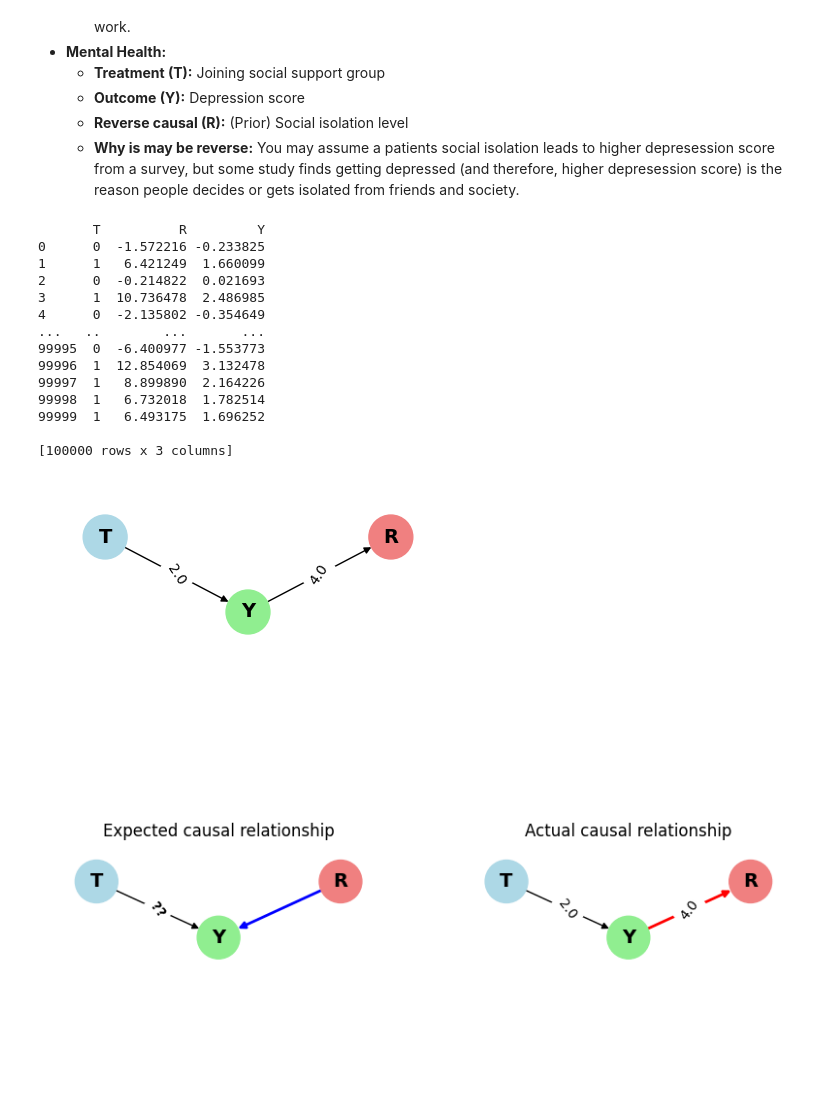
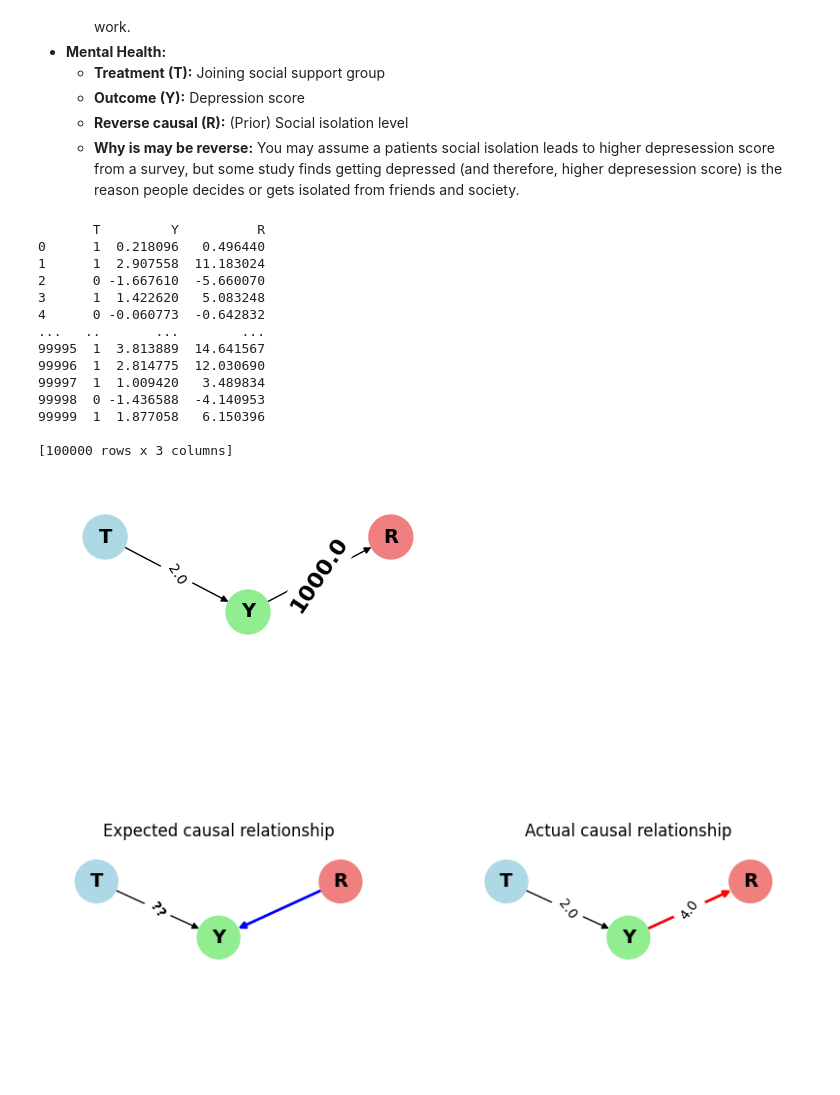
Before and after one commit to kiroah/portfolio_portal, a Jupyter notebook: blog_content/dont_add_all_features_reverse_causal.ipynb, the cells around one changed output. Saved outputs shown, nothing was run; the diff lists cells and outputs as text; code cells hidden in the pictures.

```diff
--- a/blog_content/dont_add_all_features_reverse_causal.ipynb
+++ b/blog_content/dont_add_all_features_reverse_causal.ipynb
@@ -33,6 +33,8 @@ from econml.metalearners import TLearner
 from econml.sklearn_extensions.linear_model import StatsModelsLinearRegression
 # %%
 def create_graph(causal_matrix: pd.DataFrame):
+    """ Helper function to create an nx graph given a pandas dataframe storing the cause (rows) and effect (in columns)
+    """
     G = nx.DiGraph()
     G.add_nodes_from(causal_matrix.columns.to_list())
     for i, row in enumerate(causal_matrix.index):
@@ -44,6 +46,8 @@ def create_graph(causal_matrix: pd.DataFrame):
     return G
 
 def create_synth_data(G : nx.DiGraph, causal_matrix: pd.DataFrame, n: int, binaries: list[str] = []):
+    """ Helper function to create synthetic data given causal graph + nx graph.
+    """
     #Get list of nodes in topolocial order
     topological_sorted = list(nx.topological_sort(G))
 
@@ -86,7 +91,7 @@ __Example scenarios:__
 #Define the directional relationship of the nodes as a matrix. 0.0 indicates there's no relationship
 causal_matrix = pd.DataFrame([
     {"node_from": "T", "T": 0.0, "Y": 2.0, "R": 0.0},
-    {"node_from": "Y", "T": 0.0, "Y": 0.0, "R": 4.0},
+    {"node_from": "Y", "T": 0.0, "Y": 0.0, "R": 100.0},
     {"node_from": "R", "T": 0.0, "Y": 0.0, "R": 0.0}
 ])
 
@@ -100,51 +105,54 @@ T = np.random.binomial(1,0.5,n)
 Y = 2.0 * T + np.random.normal(0,1,n)
 R = 4.0 * Y + np.random.normal(0,1,n)
 
-df = pd.DataFrame({'T':T,'R':R,'Y':Y})
+
+df = pd.DataFrame({'T':T,'Y':Y,'R':R})
 print(df)
 # %% [output]
-       T          R         Y
-0      0  -1.572216 -0.233825
-1      1   6.421249  1.660099
-2      0  -0.214822  0.021693
-3      1  10.736478  2.486985
-4      0  -2.135802 -0.354649
-...   ..        ...       ...
-99995  0  -6.400977 -1.553773
-99996  1  12.854069  3.132478
-99997  1   8.899890  2.164226
-99998  1   6.732018  1.782514
-99999  1   6.493175  1.696252
+       T         Y          R
+0      1  0.218096   0.496440
+1      1  2.907558  11.183024
+2      0 -1.667610  -5.660070
+3      1  1.422620   5.083248
+4      0 -0.060773  -0.642832
+...   ..       ...        ...
+99995  1  3.813889  14.641567
+99996  1  2.814775  12.030690
+99997  1  1.009420   3.489834
+99998  0 -1.436588  -4.140953
+99999  1  1.877058   6.150396
 
 [100000 rows x 3 columns]
 # %%
 # Create graph visualization
 
 fixed_positions = {'T':(0,0), 'R':(1,0), 'Y':(0.5,-0.3)}
 pos = nx.spring_layout(G, k=0.1, scale=2, pos=fixed_positions, fixed=fixed_positions.keys())
 
 node_colors = []
 for node in G.nodes:
     if node == 'Y':
         node_colors.append('lightgreen')
     elif node == 'T':
         node_colors.append('lightblue')
     elif "R" in node:
         node_colors.append('lightcoral')
     else:
         node_colors.append('lightyellow')
 
 plt.figure(figsize=(4, 3))
 nx.draw(G, pos, with_labels=True, node_size=1000, node_color=node_colors, font_size=14, font_weight='bold')
 labels = nx.get_edge_attributes(G, 'weight')
-nx.draw_networkx_edge_labels(G, pos, edge_labels=labels)
+nx.draw_networkx_edge_labels(G, pos1, edge_labels={('T', 'Y'): "2.0"},font_weight = "normal")
+nx.draw_networkx_edge_labels(G, pos1, edge_labels={('R', 'Y'): "1000.0"},font_weight = "bold", font_size=16)
+
 
 
 plt.xlim(-0.2, 1.2)  # Add padding around the x-axis
 plt.ylim(-1, 0.2)  # Add padding around the y-axis
 plt.show()
 # %% [output]
-[figure, old version]
+[figure, new version]
 # %%
 #Graphs for blog post by adding colors to edges
 fig, (ax1, ax2) = plt.subplots(1, 2, figsize=(10, 3))
```
Also changed, not shown: parts of 17 cells of this notebook, 1 other file.
